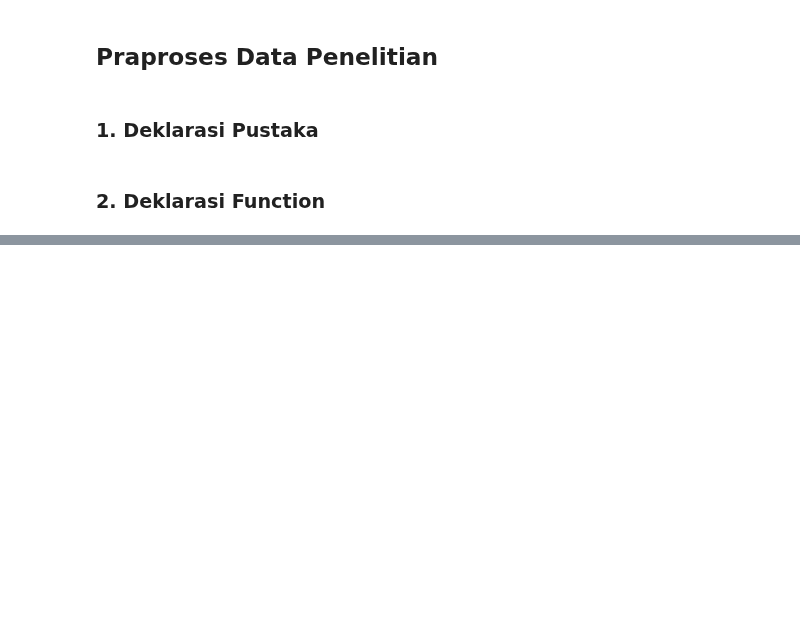
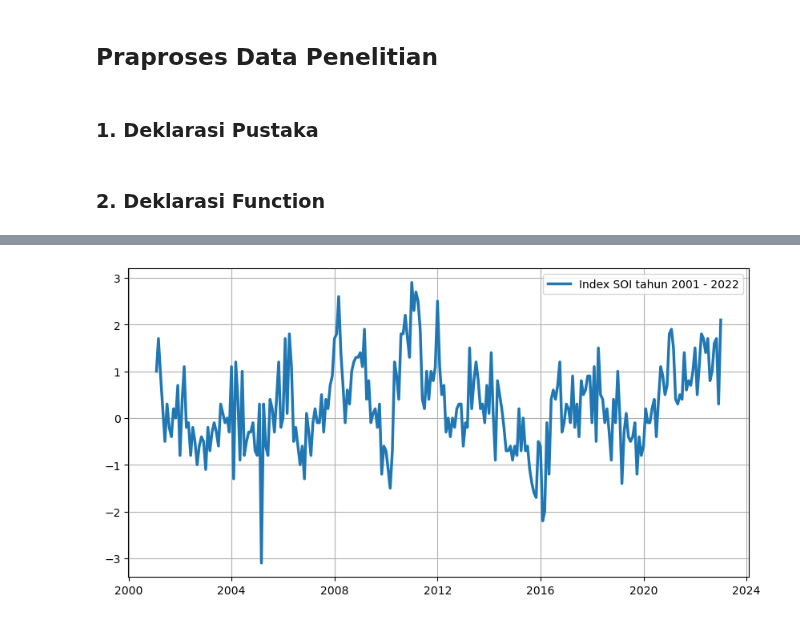
Before and after one commit to kusin/2024_BOPTN_Hopsot, a Jupyter notebook: source-code/praproses_hotspot.ipynb, the cells around one changed output, grey strips where cells are left out. Cells and saved outputs as stored; diff of their text form; code cells hidden in the pictures; blank space fills up the shorter version.

```diff
--- a/source-code/praproses_hotspot.ipynb
+++ b/source-code/praproses_hotspot.ipynb
@@ -100,0 +134,4 @@ plt.show()
+# %%
+plot_time_series(soi["date"], soi["standard"], "Index SOI tahun 2001 - 2022", "")
+# %% [output]
+[figure, added]
```
Also changed, not shown: parts of 17 cells of this notebook, 11 other files.
